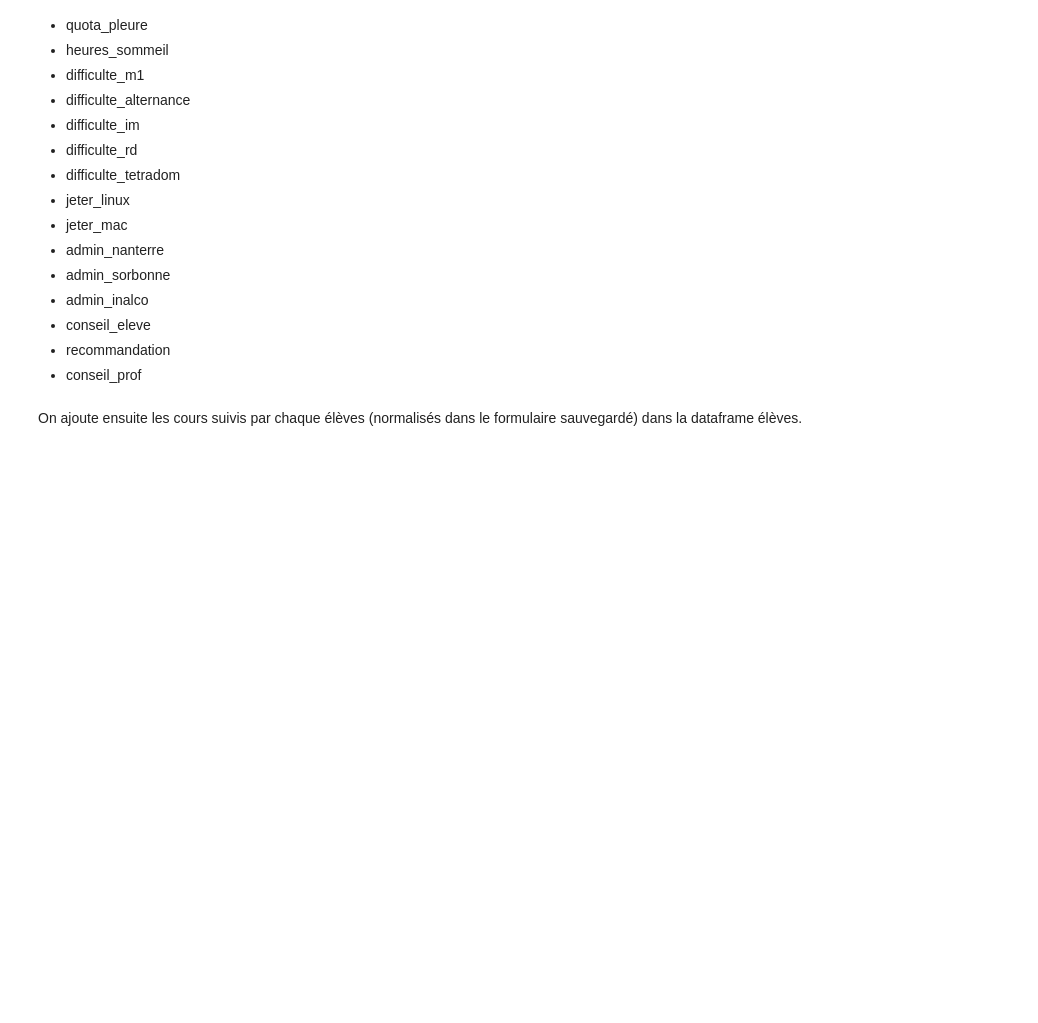
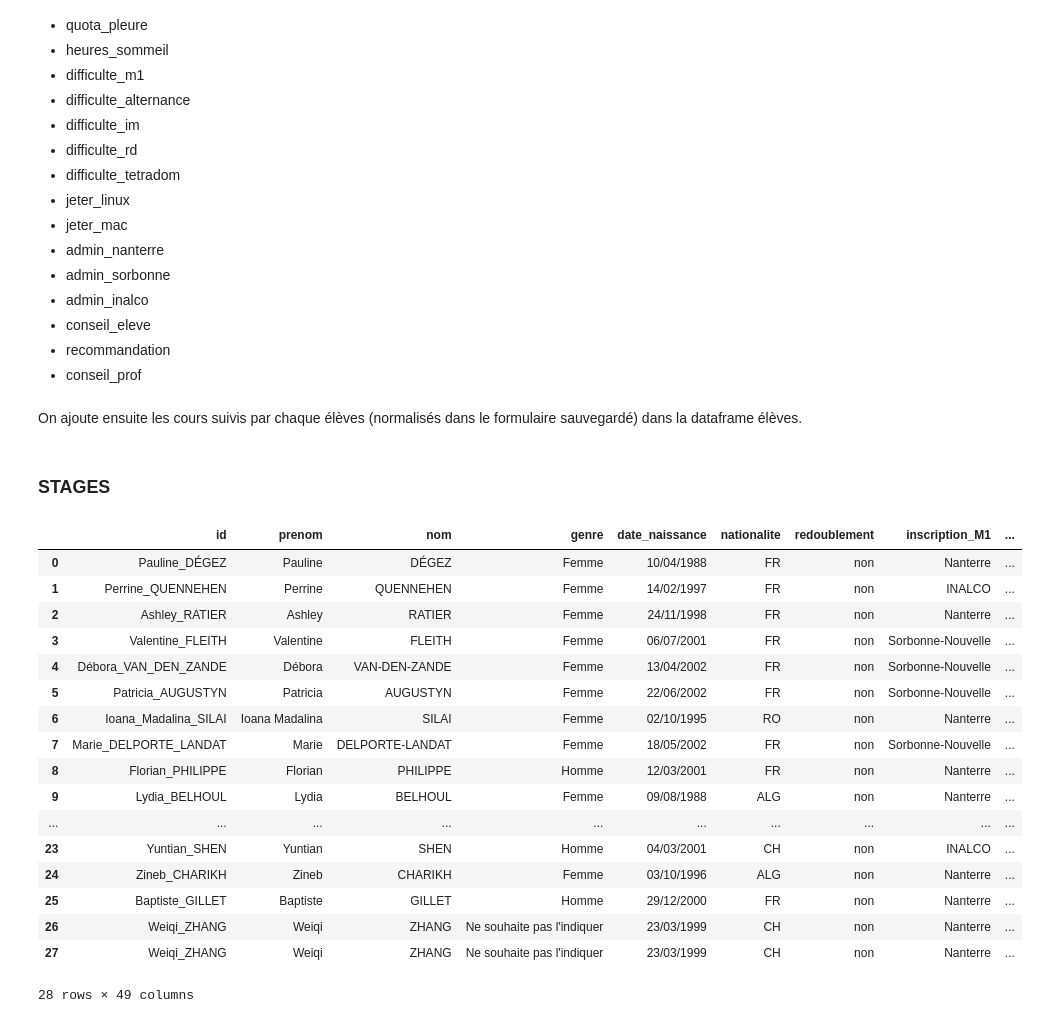
Before and after one commit to ASVienot/ontologie_masterTAL, a Jupyter notebook: dataframes.ipynb, the cells around one changed output. Saved outputs shown, nothing was run; the diff lists cells and outputs as text; code cells hidden in the pictures; blank space fills up the shorter version.

Commit message:
:art: Amélioration du code dataframes et ajout df stages

```diff
--- a/dataframes.ipynb
+++ b/dataframes.ipynb
@@ -681,3 +726,26 @@ On ajoute ensuite les cours suivis par chaque élèves (normalisés dans le form
 df_eleves_avec_cours = pd.merge(df_eleves, df_formulaire[["Nom de famille", "normalised_m1_s1_courses", "normalised_m1_s1_optionnal", "normalised_m1_s1_extra", "normalised_m1_s2_courses", "normalised_m1_s2_extra", "normalised_m2_s1_courses", "normalised_m2_s1_extra"]], left_on="nom", right_on="Nom de famille", how="left")
 # %%
 df_eleves_avec_cours.to_csv("eleves_avec_cours.csv", index=False)
+# %% [markdown]
+### STAGES
+# %%
+df_eleves_avec_cours
+# %% [output]
+|  | id | prenom | nom | genre | date_naissance | nationalite | redoublement | inscription_M1 | ... |
+| 0 | Pauline_DÉGEZ | Pauline | DÉGEZ | Femme | 10/04/1988 | FR | non | Nanterre | ... |
+| 1 | Perrine_QUENNEHEN | Perrine | QUENNEHEN | Femme | 14/02/1997 | FR | non | INALCO | ... |
+| 2 | Ashley_RATIER | Ashley | RATIER | Femme | 24/11/1998 | FR | non | Nanterre | ... |
+| 3 | Valentine_FLEITH | Valentine | FLEITH | Femme | 06/07/2001 | FR | non | Sorbonne-Nouvelle | ... |
+| 4 | Débora_VAN_DEN_ZANDE | Débora | VAN-DEN-ZANDE | Femme | 13/04/2002 | FR | non | Sorbonne-Nouvelle | ... |
+| 5 | Patricia_AUGUSTYN | Patricia | AUGUSTYN | Femme | 22/06/2002 | FR | non | Sorbonne-Nouvelle | ... |
+| 6 | Ioana_Madalina_SILAI | Ioana Madalina | SILAI | Femme | 02/10/1995 | RO | non | Nanterre | ... |
+| 7 | Marie_DELPORTE_LANDAT | Marie | DELPORTE-LANDAT | Femme | 18/05/2002 | FR | non | Sorbonne-Nouvelle | ... |
+| 8 | Florian_PHILIPPE | Florian | PHILIPPE | Homme | 12/03/2001 | FR | non | Nanterre | ... |
+| 9 | Lydia_BELHOUL | Lydia | BELHOUL | Femme | 09/08/1988 | ALG | non | Nanterre | ... |
+| ... | ... | ... | ... | ... | ... | ... | ... | ... | ... |
+| 23 | Yuntian_SHEN | Yuntian | SHEN | Homme | 04/03/2001 | CH | non | INALCO | ... |
+| 24 | Zineb_CHARIKH | Zineb | CHARIKH | Femme | 03/10/1996 | ALG | non | Nanterre | ... |
+| 25 | Baptiste_GILLET | Baptiste | GILLET | Homme | 29/12/2000 | FR | non | Nanterre | ... |
+| 26 | Weiqi_ZHANG | Weiqi | ZHANG | Ne souhaite pas l'indiquer | 23/03/1999 | CH | non | Nanterre | ... |
+| 27 | Weiqi_ZHANG | Weiqi | ZHANG | Ne souhaite pas l'indiquer | 23/03/1999 | CH | non | Nanterre | ... |
+28 rows × 49 columns
```
Also changed, not shown: parts of 12 cells of this notebook, 8 other files.
